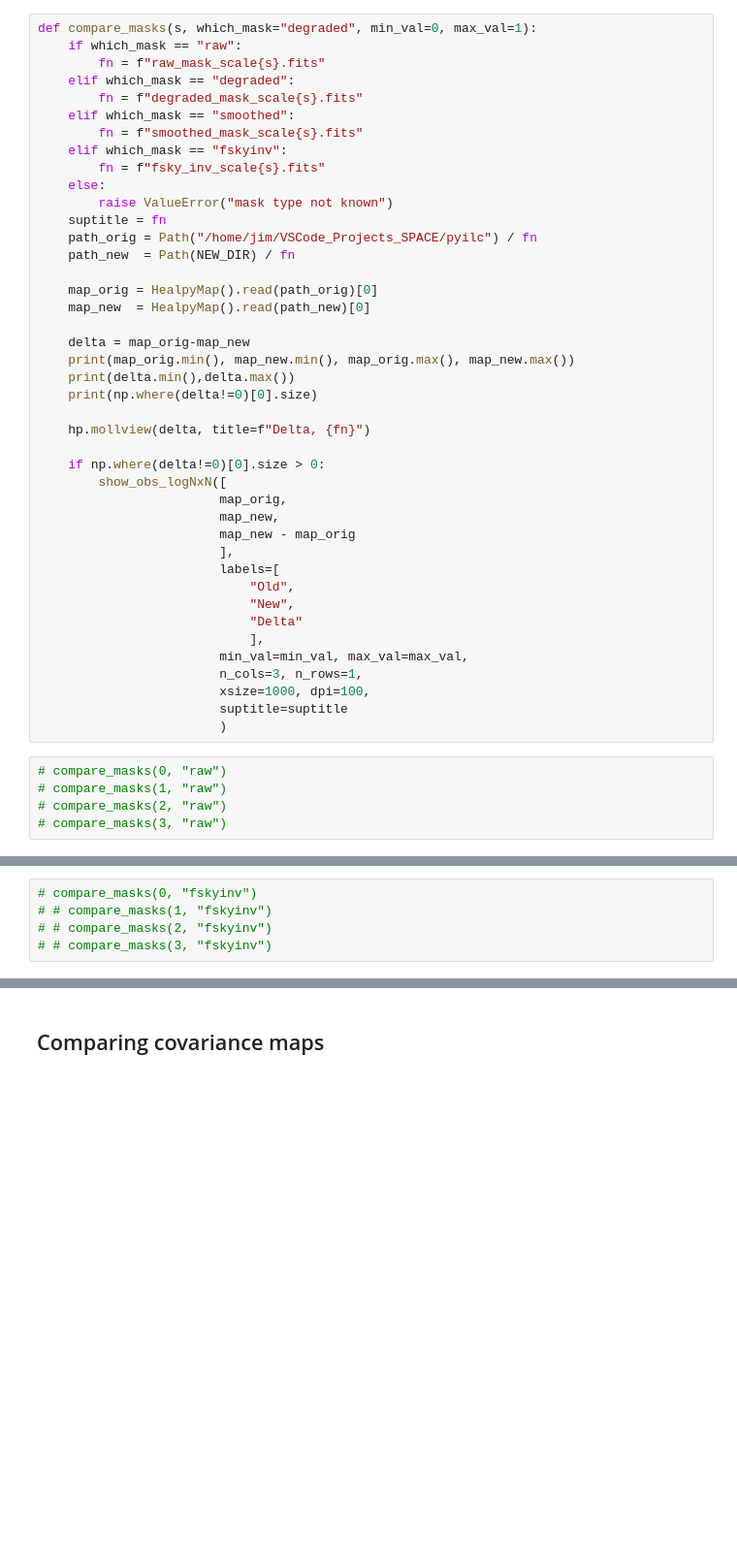
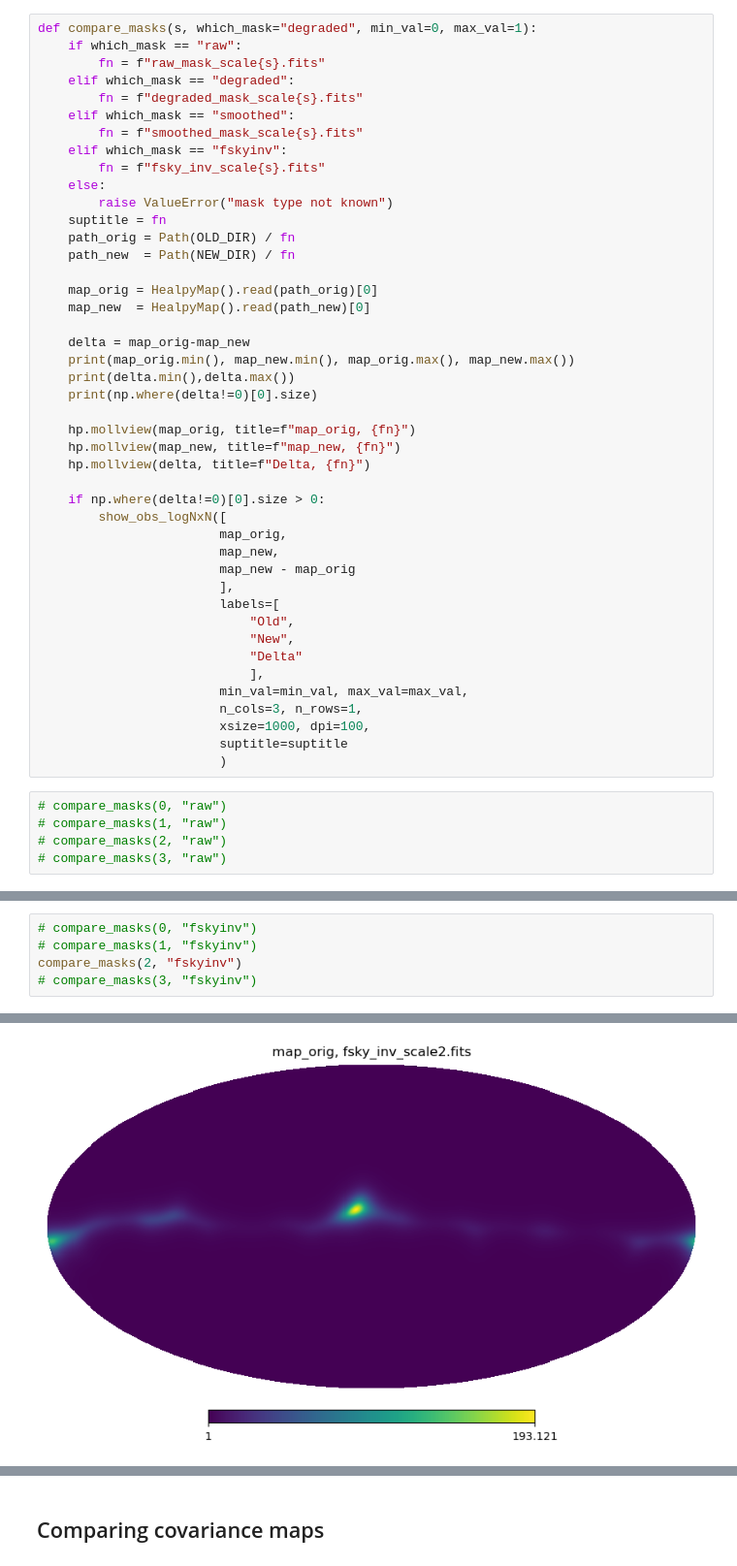
Before and after one commit to CMB-ML/cmb-ml-pyilc, a Jupyter notebook: compare_new_old.ipynb, the cells around one changed output, grey strips where cells are left out. Shown at 97% size. Saved outputs shown, nothing was run; the diff lists cells and outputs as text; blank space fills up the shorter version.

```diff
--- a/compare_new_old.ipynb
+++ b/compare_new_old.ipynb
@@ -189,7 +227,7 @@ def compare_masks(s, which_mask="degraded", min_val=0, max_val=1):
     else:
         raise ValueError("mask type not known")
     suptitle = fn
-    path_orig = Path("/home/jim/VSCode_Projects_SPACE/pyilc") / fn
+    path_orig = Path(OLD_DIR) / fn
     path_new  = Path(NEW_DIR) / fn
 
     map_orig = HealpyMap().read(path_orig)[0]
@@ -200,6 +238,8 @@ def compare_masks(s, which_mask="degraded", min_val=0, max_val=1):
     print(delta.min(),delta.max())
     print(np.where(delta!=0)[0].size)
 
+    hp.mollview(map_orig, title=f"map_orig, {fn}")
+    hp.mollview(map_new, title=f"map_new, {fn}")
     hp.mollview(delta, title=f"Delta, {fn}")
 
     if np.where(delta!=0)[0].size > 0:
@@ -235,6 +275,7 @@ def compare_masks(s, which_mask="degraded", min_val=0, max_val=1):
 # # compare_masks(3, "smoothed")
 # %%
 # compare_masks(0, "fskyinv")
-# # compare_masks(1, "fskyinv")
-# # compare_masks(2, "fskyinv")
-# # compare_masks(3, "fskyinv")
+# compare_masks(1, "fskyinv")
+compare_masks(2, "fskyinv")
+# compare_masks(3, "fskyinv")
+# %% [output]
@@ -240,0 +285 @@ def compare_masks(s, which_mask="degraded", min_val=0, max_val=1):
+[figure, added]
```
Also changed, not shown: parts of 20 cells of this notebook, 8 other files.
